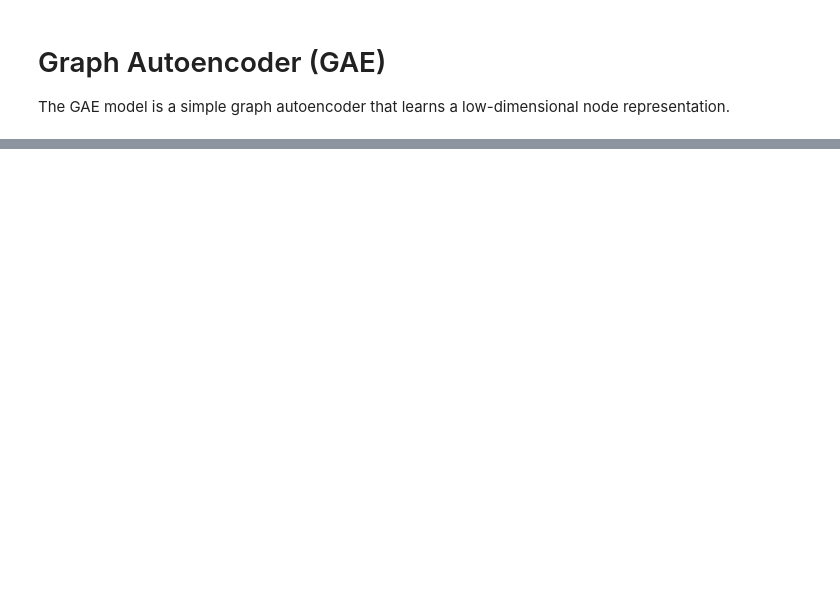
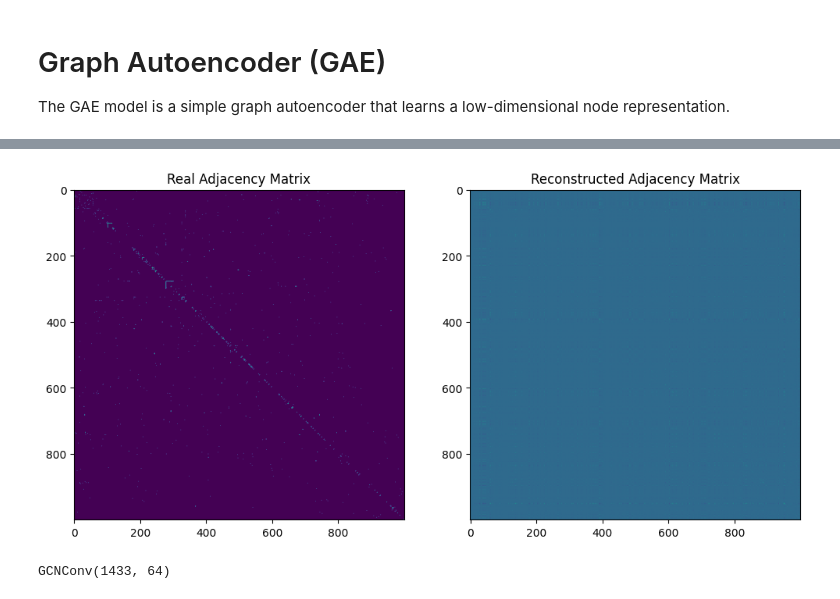
Before and after one commit to timothewt/Autoencoders, a Jupyter notebook: notebooks/graph_autoencoder.ipynb, the cells around one changed output, grey strips where cells are left out. Cells and saved outputs as stored; diff of their text form; code cells hidden in the pictures; blank space fills up the shorter version.

```diff
--- a/notebooks/graph_autoencoder.ipynb
+++ b/notebooks/graph_autoencoder.ipynb
@@ -22,10 +27,12 @@ def adj_to_edge_index(adj: torch.tensor) -> torch.tensor:
 # Graph Autoencoder (GAE)
 The GAE model is a simple graph autoencoder that learns a low-dimensional node representation.
 # %%
-dataset = datasets.Planetoid(root='../data/', name='Cora', split="full")[0]
-adj = edge_index_to_adj(dataset.edge_index, dataset.x.shape[0])
-dataset.train_edge_index = adj_to_edge_index(adj[dataset.train_mask][:, dataset.train_mask])
-dataset.val_edge_index = adj_to_edge_index(adj[dataset.val_mask][:, dataset.val_mask])
-dataset.test_edge_index = adj_to_edge_index(adj[dataset.test_mask][:, dataset.test_mask])
-dataset
+dataset = datasets.Planetoid(root='../data/', name='Cora', split='full')[0]
+adj = edge_index_to_adj(dataset.edge_index, dataset.num_nodes)
+train_data, val_data, test_data = Data(), Data(), Data()
+train_data.x, train_data.adj, train_data.y = dataset.x[dataset.train_mask], get_masked_adj(adj, dataset.train_mask), dataset.y[dataset.train_mask]
+val_data.x, val_data.adj, val_data.y = dataset.x[dataset.val_mask], get_masked_adj(adj, dataset.val_mask), dataset.y[dataset.val_mask]
+test_data.x, test_data.adj, test_data.y = dataset.x[dataset.test_mask], get_masked_adj(adj, dataset.test_mask), dataset.y[dataset.test_mask]
+train_data.edge_index, val_data.edge_index, test_data.edge_index = adj_to_edge_index(train_data.adj), adj_to_edge_index(val_data.adj), adj_to_edge_index(test_data.adj)
+train_data, val_data, test_data
 # %% [output]
@@ -34,8 +43,8 @@ Data(x=[2708, 1433], edge_index=[2, 10556], y=[2708], train_mask=[2708], val_mas
 class GraphEncoder(nn.Module):
 	def __init__(self, in_channels: int, out_channels: int):
 		super(GraphEncoder, self).__init__()
-		self.conv1 = GCNConv(in_channels, 4 * out_channels)
-		self.conv2 = GCNConv(4 * out_channels, out_channels)
+		self.conv1 = GCNConv(in_channels, 2 * out_channels)
+		self.conv2 = GCNConv(2 * out_channels, out_channels)
 
 	def forward(self, x: torch.tensor, edge_index: torch.tensor) -> torch.tensor:
 		x = F.relu(self.conv1(x, edge_index))
@@ -54,3 +63,6 @@ class GAE(nn.Module):
 
 	def forward(self, x: torch.tensor, edge_index: torch.tensor) -> torch.tensor:
 		return self.decode(self.encode(x, edge_index))
+
+	def loss(self, adj_recon: torch.tensor, adj: torch.tensor) -> torch.tensor:
+		return F.binary_cross_entropy(adj_recon, adj)
@@ -99,0 +117,14 @@ average_precision_score(adj.view(-1).detach().numpy(), adj_hat.view(-1).detach()
+# %%
+# showing the difference between real and reconstructed adjacency matrix
+fig, axs = plt.subplots(1, 2, figsize=(12, 6))
+axs[0].imshow(test_data.adj.detach().numpy())
+axs[0].set_title("Real Adjacency Matrix")
+axs[1].imshow(model(test_data.x, test_data.edge_index).detach().numpy())
+axs[1].set_title("Reconstructed Adjacency Matrix")
+plt.show()
+# %% [output]
+[figure, added]
+# %%
+model.encoder.conv1
+# %% [output]
+GCNConv(1433, 64)
```
Also changed, not shown: parts of 13 cells of this notebook.
